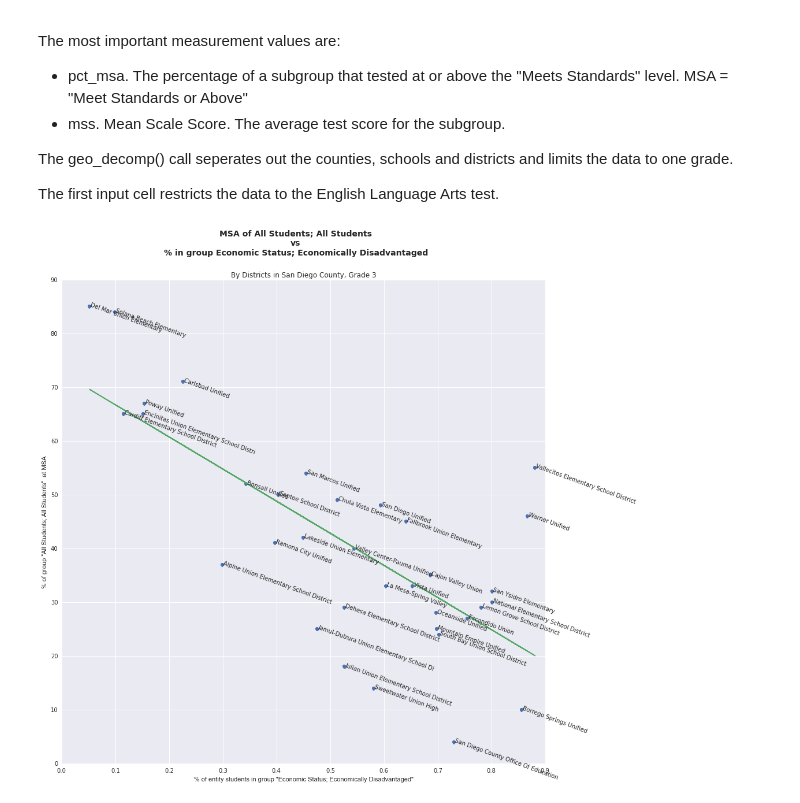
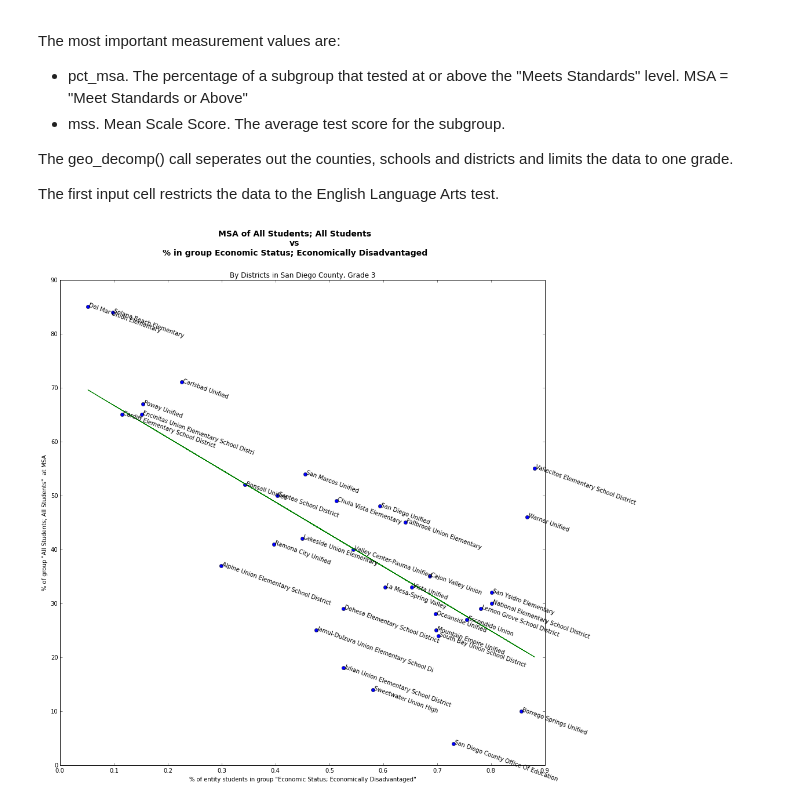
Before and after one commit to sandiegodata-projects/333-CAASPP, a Jupyter notebook: eric/Scatter.ipynb, the cells around one changed output. Cells and saved outputs as stored; diff of their text form; code cells hidden in the pictures.

```diff
--- a/eric/Scatter.ipynb
+++ b/eric/Scatter.ipynb
@@ -66,18 +66,20 @@ subgroup_names = subgroups.to_dict()['title']
 # Calculate the percentage of students in the school, county or district who are members of the subgroup
 df['pct_subgroup'] = df['Total Tested At Subgroup Level'] / df['Total Tested At Entity Level']
 # %%
+def col_subset(df):
+    dfs = df[['cds', 'County Code', 'Subgroup ID', 'pct_subgroup', 'Grade', 'Test Id', 'Mean Scale Score',
+             'Percentage Standard Met and Above']]
+    dfs.columns = [u'cds', 'county',  u'subgroup', u'pct_subgroup', u'grade', 'test', u'mss', u'pct_msa']
+    return dfs
+
+def subset(grade, df):
+    """Make Pretty column names and select the grade. """
+    dfs = col_subset(df)
+    return dfs[dfs.grade == grade]
+
 def geo_decomp(grade):
     """Decompose the dataframe into entries for school, district and county. Also create pivoted version of each,
     where the subgroups are seperated into columns on the pct_msa field. """
-
-    def subset(grade, df):
-        """Make Pretty column names and select the grade. """
-
-        dfs = df[['cds', 'County Code', 'Subgroup ID', 'pct_subgroup', 'Grade','Mean Scale Score',
-             'Percentage Standard Met and Above']]
-        dfs.columns = [u'cds', 'county',  u'subgroup', u'pct_subgroup', u'grade', u'mss', u'pct_msa']
-
-        return dfs[dfs.grade == grade]
 
     schools = subset(grade, df[df['School Code'] != 0])
     districts =  subset(grade, df[(df['District Code'] != 0) & (df['School Code'] == 0)])
@@ -167,8 +169,7 @@ def fit_plot_sd_districts(grade, x_sg, y_sg):
     state, counties, counties_p, districts, districts_p, schools, schools_p = geo_decomp(grade)
     fit_plot('Districts in San Diego County', grade, districts[districts.county == 37], x_sg, y_sg)
 # %%
-import seaborn
-seaborn.set_style("darkgrid")
+
 fit_plot_sd_districts( 3, 31, 1)
 # %% [output]
-[figure, old version]
+[figure, new version]
```
Also changed, not shown: parts of 8 cells of this notebook.
